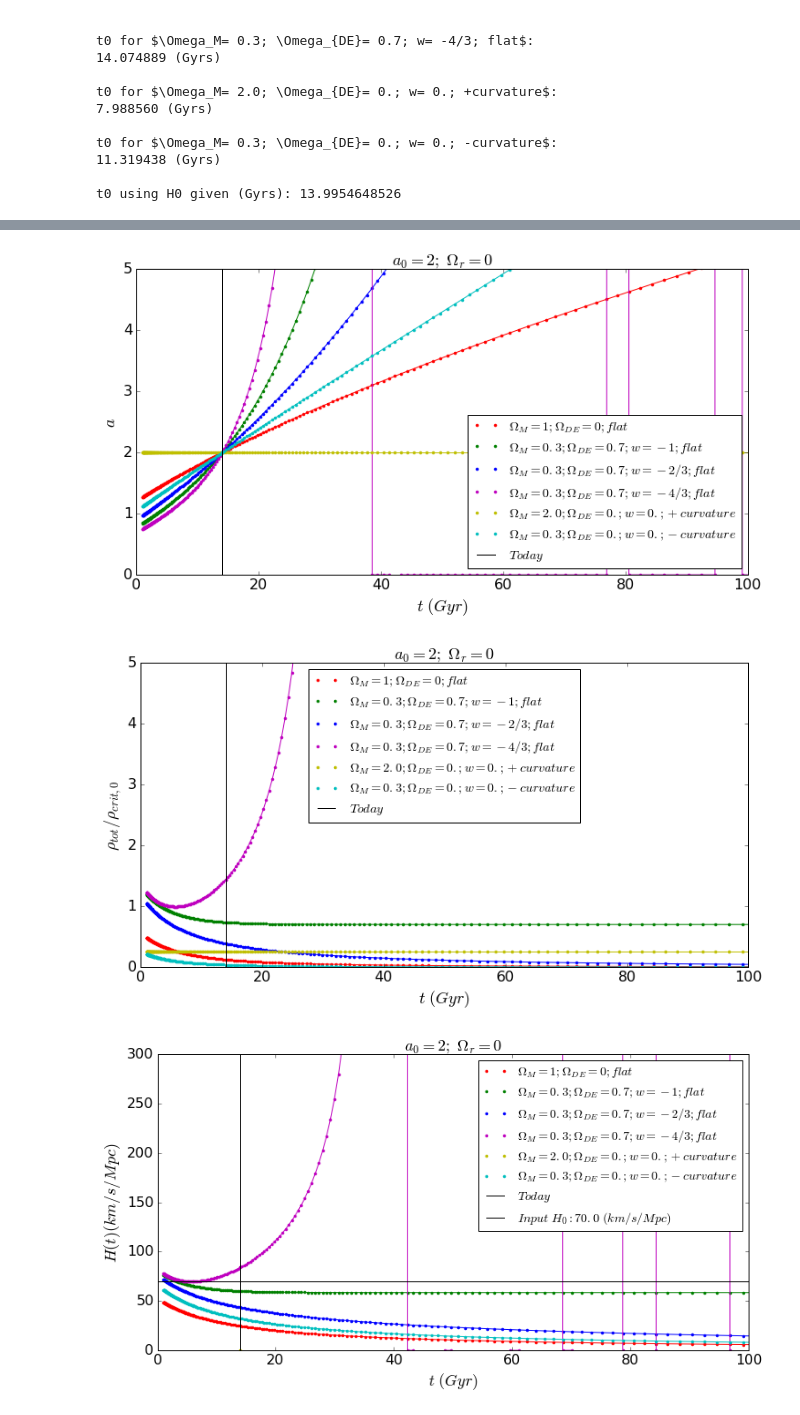
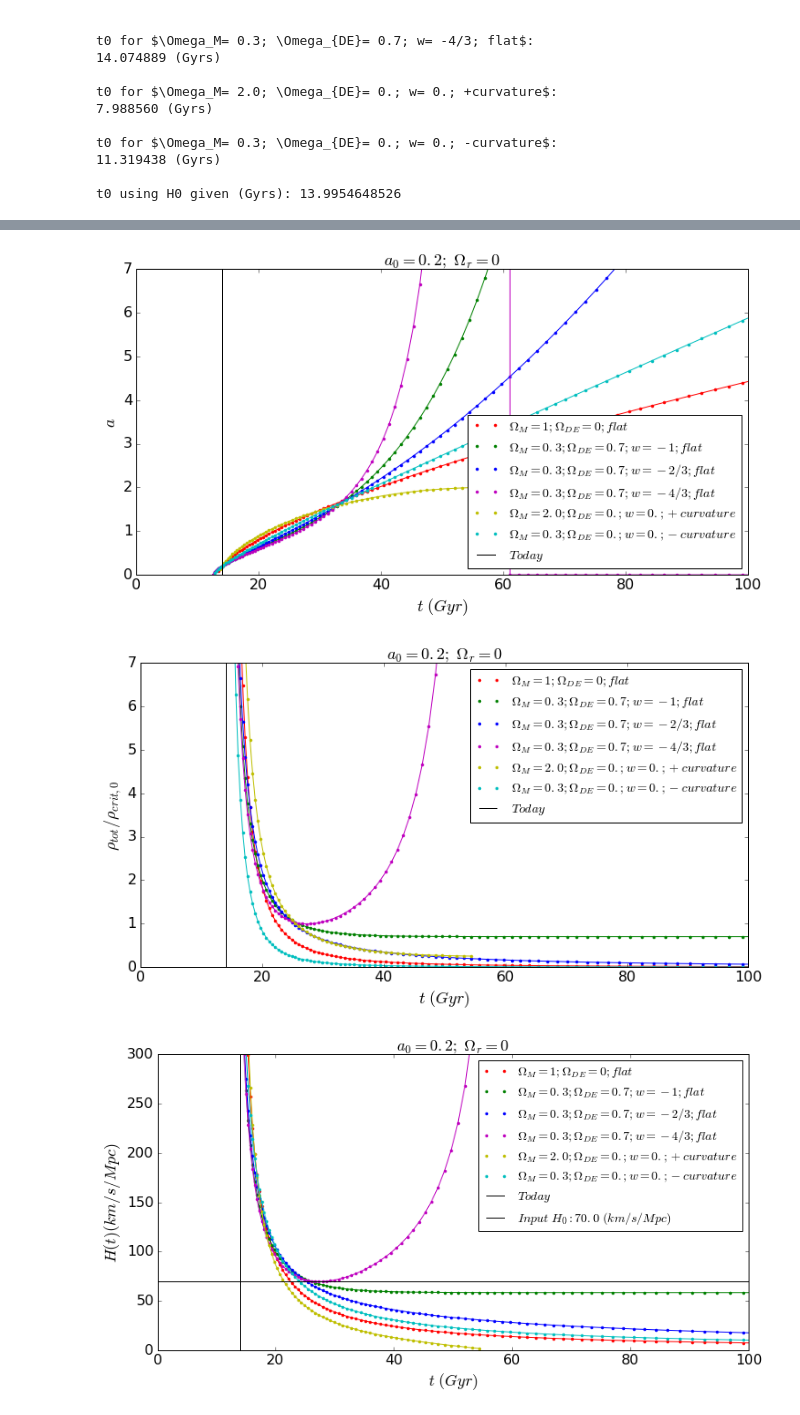
Before and after one commit to humnaawan/Phys689-HW1, a Jupyter notebook: Code Run.ipynb, the cells around one changed output, grey strips where cells are left out. Cells and saved outputs as stored; diff of their text form; code cells hidden in the pictures.

```diff
--- a/Code Run.ipynb
+++ b/Code Run.ipynb
@@ -73,6 +73,10 @@ def runAll(filenameTag, plotTitle, a_0=1., hwSpecific= True,
                      savePlots= True, outDir= outputDir, filenameTag= filenameTag, plotTitle= plotTitle  )
     plots.HubbleConstantPlot(a,adot,t,H0,factor_sToGyr, xMax= tPlotMax, yMax= HPlotMax,
                              savePlots= True, outDir= outputDir, filenameTag= filenameTag, plotTitle= plotTitle  )
-    analysisCode.universeAge(a,H0,Omega_M0, Omega_rad0, Omega_DE0, w, factor_sToGyr)
+    analysisCode.universeAge(a, a_0, H0,Omega_M0, Omega_rad0, Omega_DE0, w, factor_sToGyr)
+# %%
+aPlotMax= 7
+rhoPlotMax= 7
+HPlotMax= 300
 # %%
 runAll(filenameTag= 'givenModels_', plotTitle= r'$a_0=1; \ \Omega_r=0$',
@@ -120,25 +169,27 @@ t0 using H0 given (Gyrs): 13.9954648526
 # %%
-a_0= 2
-runAll(filenameTag= 'rescaleda0Larger_givenModels_', plotTitle= r'$a_0=%s; \ \Omega_r=0$'%(a_0), a_0=a_0, rhoPlotMax= 5)
+a_0= .2
+runAll(filenameTag= 'rescaleda0Smaller_givenModels_',
+       plotTitle= r'$a_0=%s; \ \Omega_r=0$'%(a_0), a_0=a_0,
+       aPlotMax= aPlotMax, rhoPlotMax= rhoPlotMax, HPlotMax= HPlotMax, )
 # %% [output]
 $\Omega_M= 1; \Omega_{DE}= 0; flat $
 Omega_k: 0.0
 
 $\Omega_M= 0.3; \Omega_{DE}= 0.7; w= -1; flat$
 Omega_k: 0.0
 
 $\Omega_M= 0.3; \Omega_{DE}= 0.7; w= -2/3; flat$
 Omega_k: 0.0
 
 $\Omega_M= 0.3; \Omega_{DE}= 0.7; w= -4/3; flat$
 Omega_k: 0.0
 
 $\Omega_M= 2.0; \Omega_{DE}= 0.; w= 0.; +curvature$
 Omega_k: -1.0
 
 $\Omega_M= 0.3; \Omega_{DE}= 0.; w= 0.; -curvature$
 Omega_k: 0.7
-[figure, old version]
+[figure, new version]
-[figure, old version]
+[figure, new version]
-[figure, old version]
+[figure, new version]
 t0 for $\Omega_M= 1; \Omega_{DE}= 0; flat $:
```
Also changed, not shown: parts of 7 cells of this notebook.
